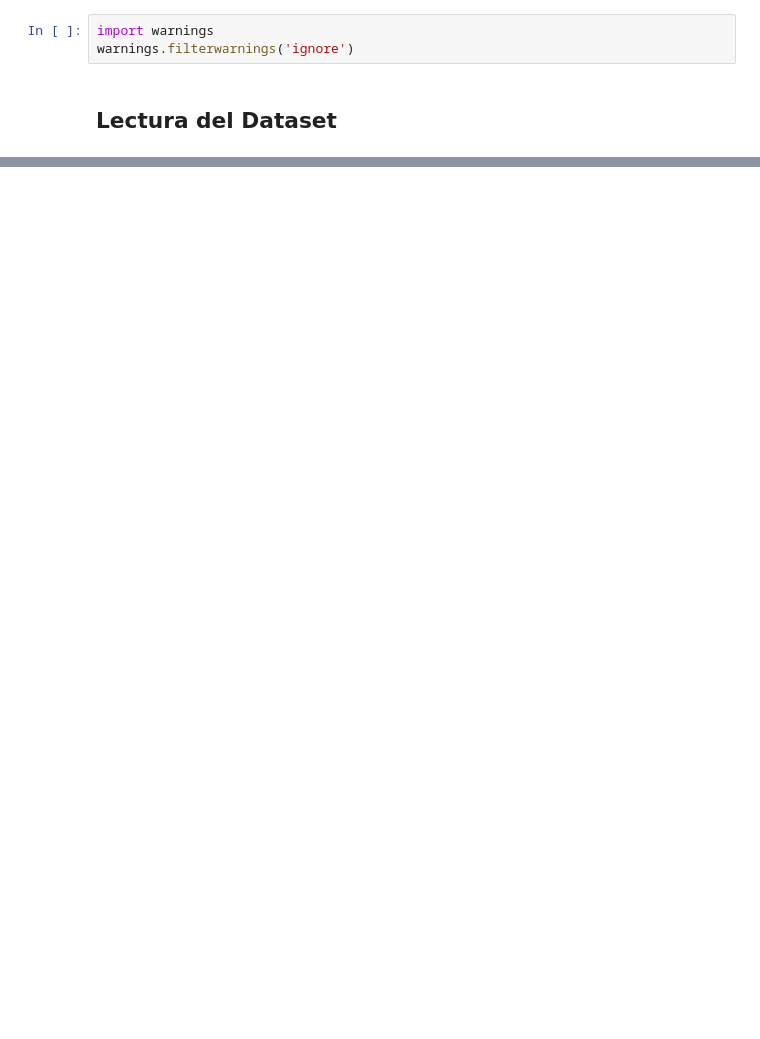
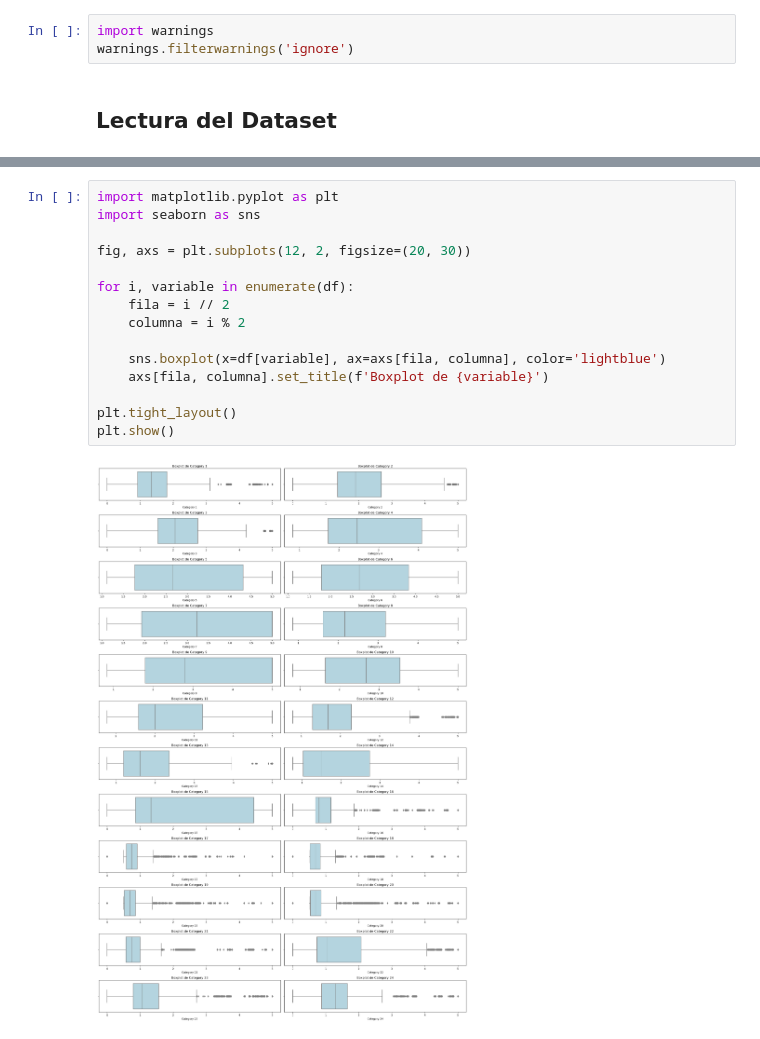
Before and after one commit to Leostark95/Analitica_2_Proyecto_2, a Jupyter notebook: Notebook.ipynb, the cells around one changed output, grey strips where cells are left out. Drawn from its saved outputs; the diff is of its cells as text; blank space fills up the shorter version.

```diff
--- a/Notebook.ipynb
+++ b/Notebook.ipynb
@@ -56,0 +209,17 @@ df.head()
+# %%
+import matplotlib.pyplot as plt
+import seaborn as sns
+
+fig, axs = plt.subplots(12, 2, figsize=(20, 30))
+
+for i, variable in enumerate(df):
+    fila = i // 2
+    columna = i % 2
+
+    sns.boxplot(x=df[variable], ax=axs[fila, columna], color='lightblue')
+    axs[fila, columna].set_title(f'Boxplot de {variable}')
+
+plt.tight_layout()
+plt.show()
+# %% [output]
+[figure, added]
```
Also changed, not shown: parts of 27 cells of this notebook, 1 other file.
